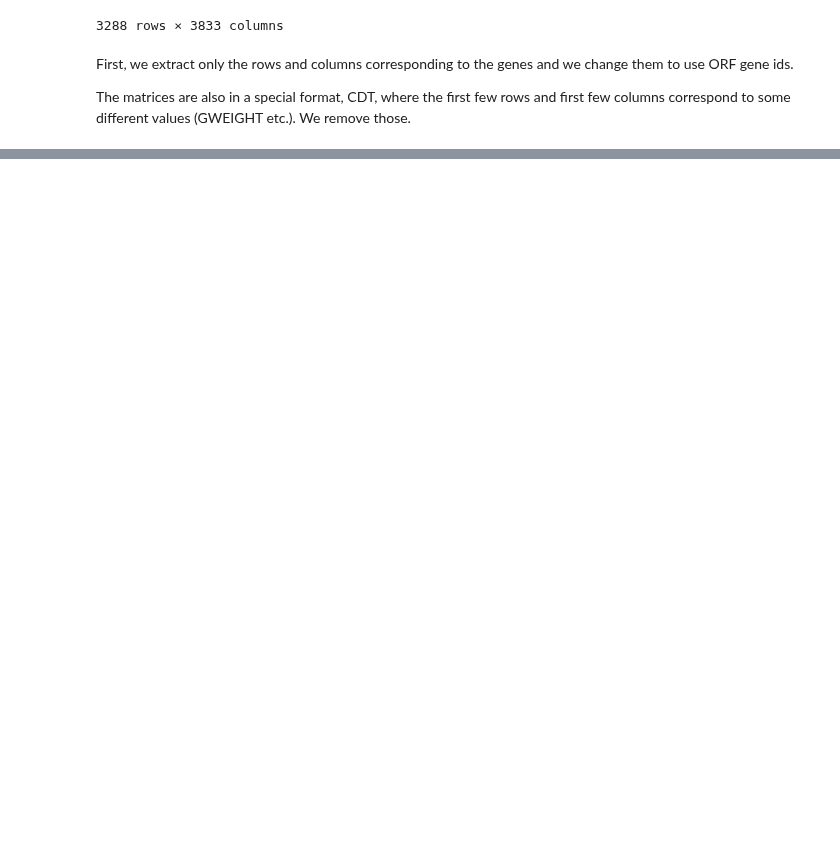
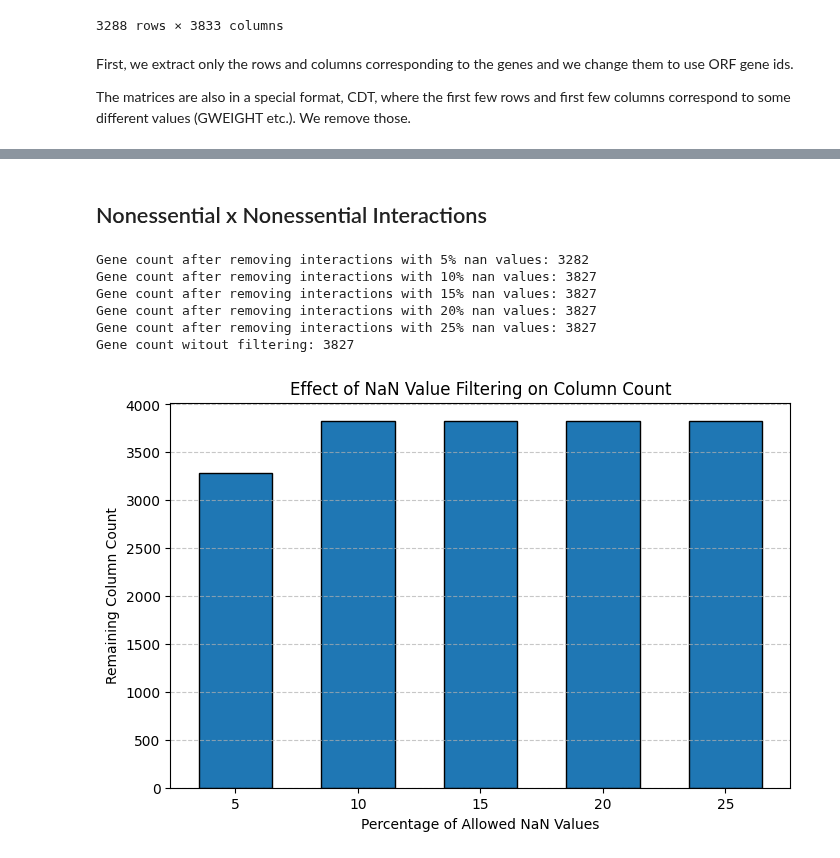
Before and after one commit to egekurt123/yeast_gene_interactions, a Jupyter notebook: Data Cleaning.ipynb, the cells around one changed output, grey strips where cells are left out. Saved outputs shown, nothing was run; the diff lists cells and outputs as text; code cells hidden in the pictures; blank space fills up the shorter version.

```diff
--- a/Data Cleaning.ipynb
+++ b/Data Cleaning.ipynb
@@ -143,0 +114,12 @@ Costanzo_ExN_cleared.head()
+# %% [markdown]
+## Nonessential x Nonessential Interactions
+# %%
+visualize_nan_proportion(NxN)
+# %% [output]
+Gene count after removing interactions with 5% nan values: 3282
+Gene count after removing interactions with 10% nan values: 3827
+Gene count after removing interactions with 15% nan values: 3827
+Gene count after removing interactions with 20% nan values: 3827
+Gene count after removing interactions with 25% nan values: 3827
+Gene count witout filtering: 3827
+[figure, added]
```
Also changed, not shown: parts of 18 cells of this notebook.
